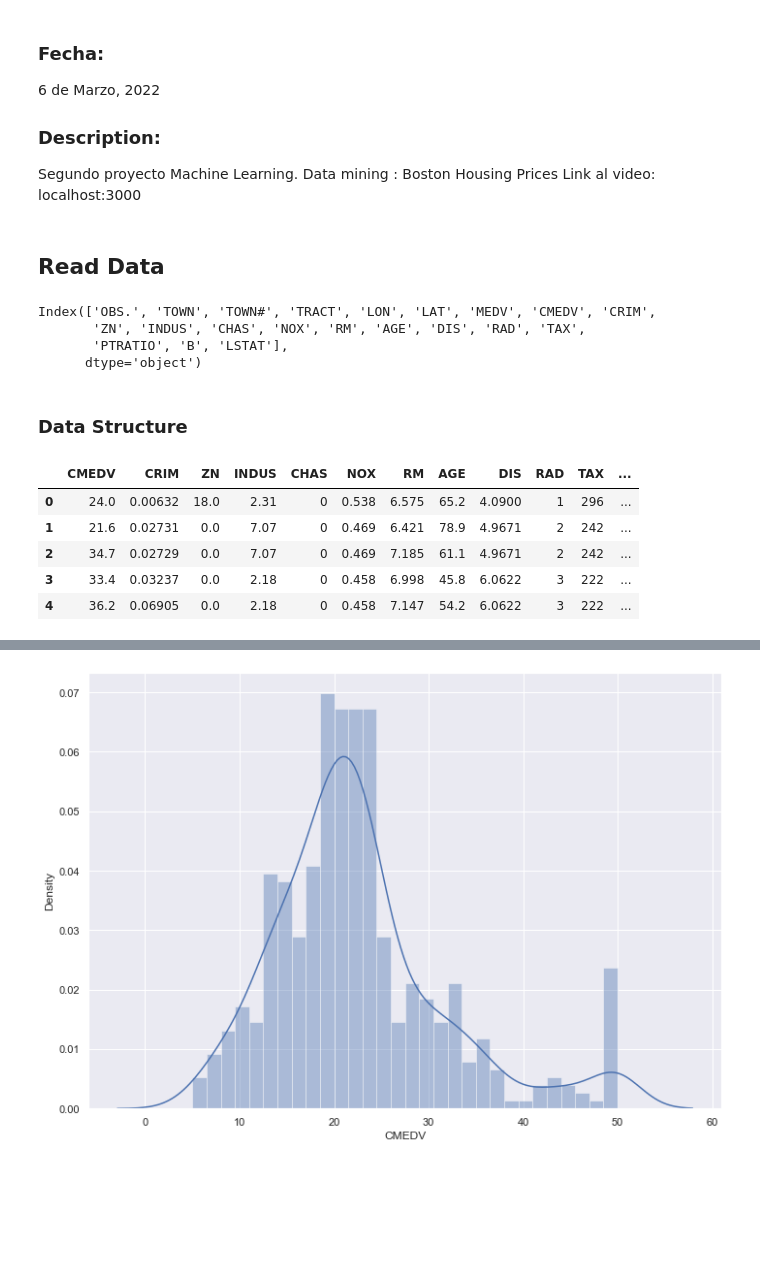
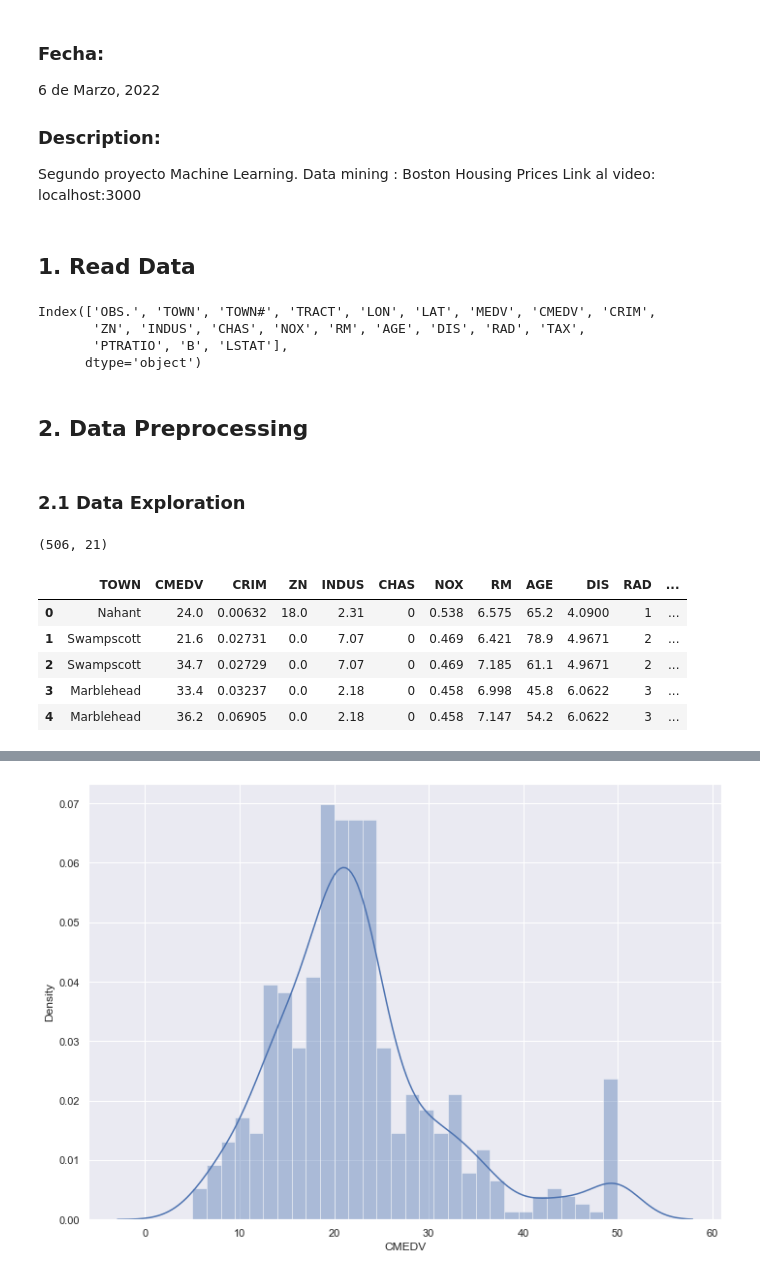
Before and after one commit to MAlejandroVC/Proyecto1, a Jupyter notebook: Project_2/BostonHousing.ipynb, the cells around one changed output, grey strips where cells are left out. Drawn from its saved outputs; the diff is of its cells as text; code cells hidden in the pictures; blank space fills up the shorter version.

```diff
--- a/Project_2/BostonHousing.ipynb
+++ b/Project_2/BostonHousing.ipynb
@@ -18,7 +18,7 @@ import seaborn as sns
 
 %matplotlib inline
 # %% [markdown]
-## Read Data
+## 1. Read Data
 # %%
 #Primero tomamos los datos del csv y verificamos los nombres de las columnas
 boston_datasets = pd.read_csv("./boston_corrected.csv", sep=None)
@@ -29,17 +29,23 @@ Index(['OBS.', 'TOWN', 'TOWN#', 'TRACT', 'LON', 'LAT', 'MEDV', 'CMEDV', 'CRIM',
        'PTRATIO', 'B', 'LSTAT'],
       dtype='object')
 # %% [markdown]
-### Data Structure
+## 2. Data Preprocessing
+# %% [markdown]
+### 2.1 Data Exploration
+# %%
+boston_datasets.shape
+# %% [output]
+(506, 21)
 # %%
-#Ahora almacenamos los datos en una tabla y los visualizamos para darnos una idea del contenido
-boston = pd.DataFrame(boston_datasets[['CMEDV', 'CRIM','ZN', 'INDUS', 'CHAS', 'NOX', 'RM', 'AGE', 'DIS', 'RAD', 'TAX',
+#Ahora almacenamos los datos en un dataframe y los visualizamos para darnos una idea del contenido
+boston = pd.DataFrame(boston_datasets[['TOWN', 'CMEDV', 'CRIM','ZN', 'INDUS', 'CHAS', 'NOX', 'RM', 'AGE', 'DIS', 'RAD', 'TAX',
 'PTRATIO', 'B', 'LSTAT']])
 
 boston.head()
 # %% [output]
-|  | CMEDV | CRIM | ZN | INDUS | CHAS | NOX | RM | AGE | DIS | RAD | TAX | ... |
-| 0 | 24.0 | 0.00632 | 18.0 | 2.31 | 0 | 0.538 | 6.575 | 65.2 | 4.0900 | 1 | 296 | ... |
-| 1 | 21.6 | 0.02731 | 0.0 | 7.07 | 0 | 0.469 | 6.421 | 78.9 | 4.9671 | 2 | 242 | ... |
-| 2 | 34.7 | 0.02729 | 0.0 | 7.07 | 0 | 0.469 | 7.185 | 61.1 | 4.9671 | 2 | 242 | ... |
-| 3 | 33.4 | 0.03237 | 0.0 | 2.18 | 0 | 0.458 | 6.998 | 45.8 | 6.0622 | 3 | 222 | ... |
-| 4 | 36.2 | 0.06905 | 0.0 | 2.18 | 0 | 0.458 | 7.147 | 54.2 | 6.0622 | 3 | 222 | ... |
+|  | TOWN | CMEDV | CRIM | ZN | INDUS | CHAS | NOX | RM | AGE | DIS | RAD | ... |
+| 0 | Nahant | 24.0 | 0.00632 | 18.0 | 2.31 | 0 | 0.538 | 6.575 | 65.2 | 4.0900 | 1 | ... |
+| 1 | Swampscott | 21.6 | 0.02731 | 0.0 | 7.07 | 0 | 0.469 | 6.421 | 78.9 | 4.9671 | 2 | ... |
+| 2 | Swampscott | 34.7 | 0.02729 | 0.0 | 7.07 | 0 | 0.469 | 7.185 | 61.1 | 4.9671 | 2 | ... |
+| 3 | Marblehead | 33.4 | 0.03237 | 0.0 | 2.18 | 0 | 0.458 | 6.998 | 45.8 | 6.0622 | 3 | ... |
+| 4 | Marblehead | 36.2 | 0.06905 | 0.0 | 2.18 | 0 | 0.458 | 7.147 | 54.2 | 6.0622 | 3 | ... |
```
Also changed, not shown: parts of 28 cells of this notebook.
